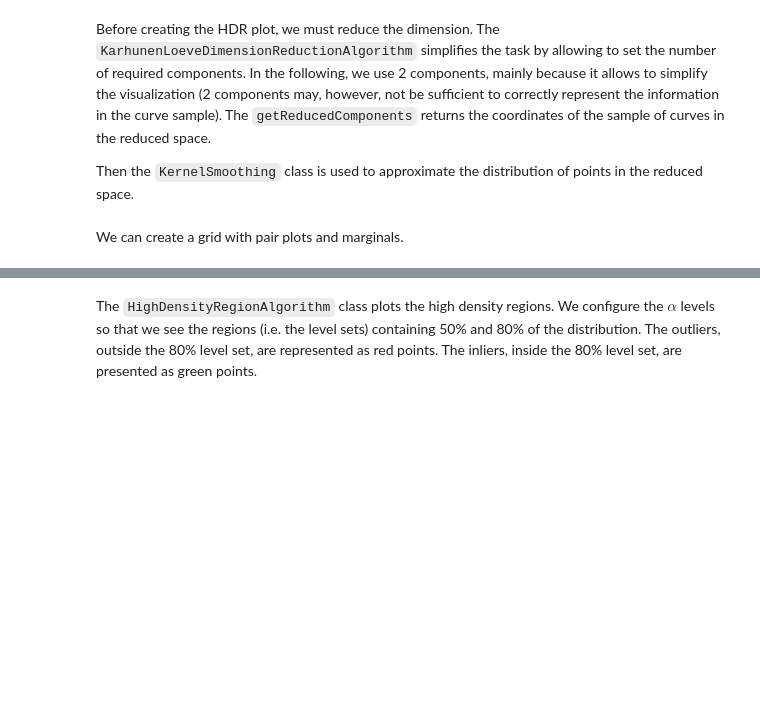
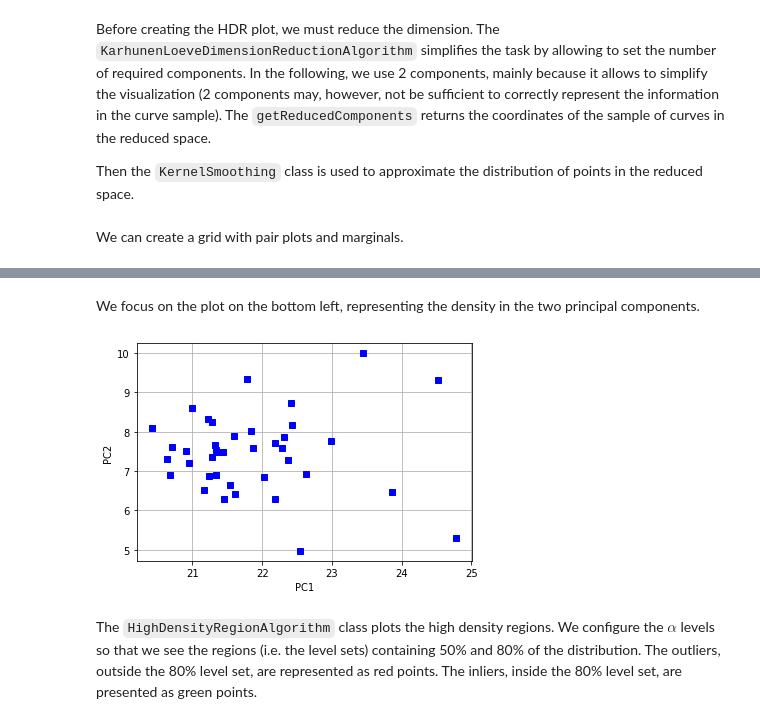
Before and after one commit to mbaudin47/othdrplot, a Jupyter notebook: doc/examples/ProcessHighDensityRegionAlgorithm-example.ipynb, the cells around one changed output, grey strips where cells are left out. Cells and saved outputs as stored; diff of their text form; code cells hidden in the pictures; blank space fills up the shorter version.

```diff
--- a/doc/examples/ProcessHighDensityRegionAlgorithm-example.ipynb
+++ b/doc/examples/ProcessHighDensityRegionAlgorithm-example.ipynb
@@ -138,3 +141,10 @@ view = otv.View(grid).getFigure().set_size_inches(6.0, 6.0)
+# %% [markdown]
+We focus on the plot on the bottom left, representing the density in the two principal components.
+# %%
+graph = grid.getGraph(1, 0)
+view = otv.View(graph).save(os.path.join("..", "images", "elnino-scatter.png"))
+# %% [output]
+[figure, added]
 # %% [markdown]
 The `HighDensityRegionAlgorithm` class plots the high density regions. We configure the $\alpha$ levels so that we see the regions (i.e. the level sets) containing 50% and 80% of the distribution. The outliers, outside the 80% level set, are represented as red points. The inliers, inside the 80% level set, are presented as green points.
 # %%
```
Also changed, not shown: parts of 15 cells of this notebook, 26 other files.
